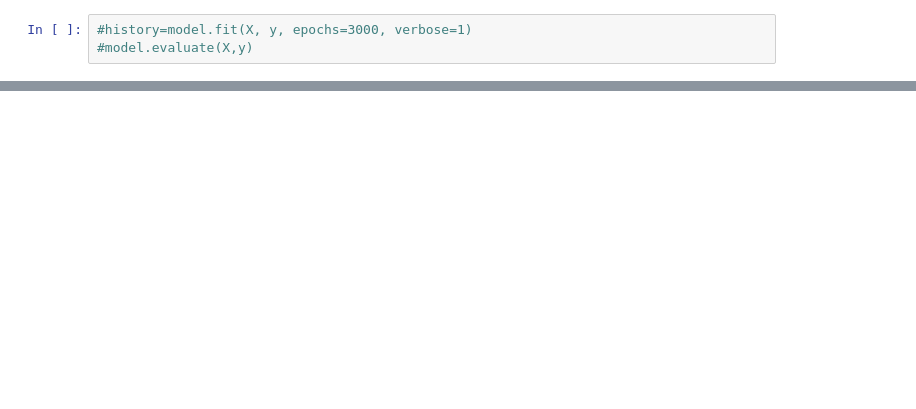
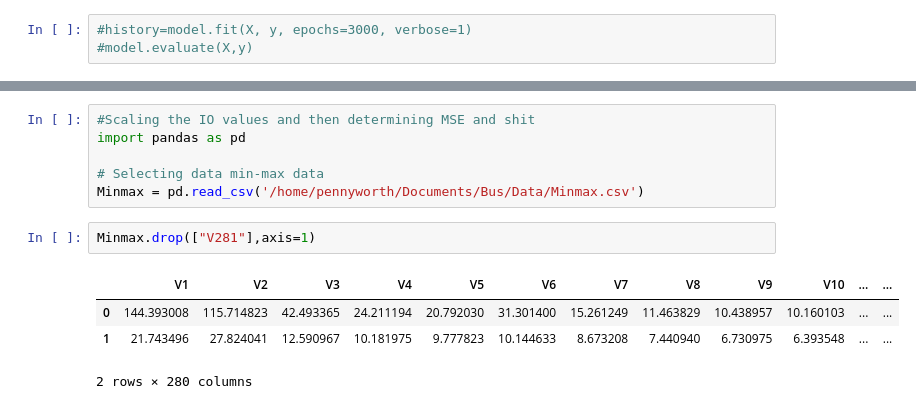
Before and after one commit to Nithishwer/travel-time-CNN, a Jupyter notebook: Models/Model_3.ipynb, the cells around one changed output, grey strips where cells are left out. Cells and saved outputs as stored; diff of their text form; blank space fills up the shorter version.

```diff
--- a/Models/Model_3.ipynb
+++ b/Models/Model_3.ipynb
@@ -641,0 +668,13 @@ leg = plt.legend();
+# %%
+#Scaling the IO values and then determining MSE and shit
+import pandas as pd
+
+# Selecting data min-max data
+Minmax = pd.read_csv('/home/pennyworth/Documents/Bus/Data/Minmax.csv')
+# %%
+Minmax.drop(["V281"],axis=1)
+# %% [output]
+|  | V1 | V2 | V3 | V4 | V5 | V6 | V7 | V8 | V9 | V10 | ... | ... |
+| 0 | 144.393008 | 115.714823 | 42.493365 | 24.211194 | 20.792030 | 31.301400 | 15.261249 | 11.463829 | 10.438957 | 10.160103 | ... | ... |
+| 1 | 21.743496 | 27.824041 | 12.590967 | 10.181975 | 9.777823 | 10.144633 | 8.673208 | 7.440940 | 6.730975 | 6.393548 | ... | ... |
+2 rows × 280 columns
```
Also changed, not shown: parts of 18 cells of this notebook.
